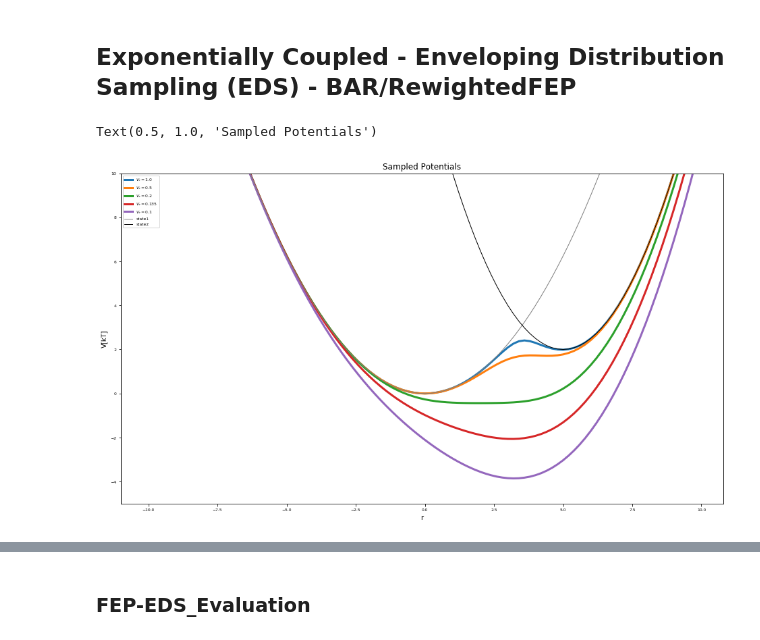
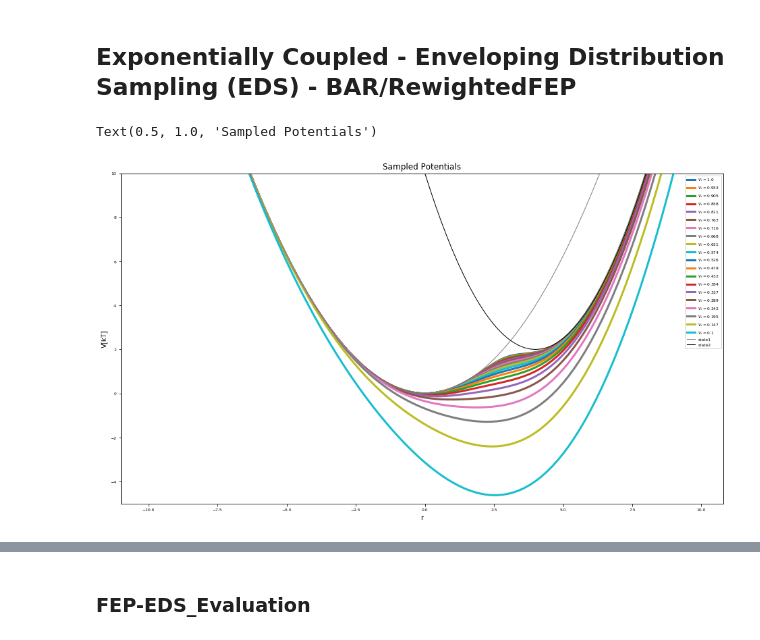
Before and after one commit to rinikerlab/Ensembler, a Jupyter notebook: examples/FreeEnergyCalculationSimulation.ipynb, the cells around one changed output, grey strips where cells are left out. Cells and saved outputs as stored; diff of their text form; code cells hidden in the pictures.

```diff
--- a/examples/FreeEnergyCalculationSimulation.ipynb
+++ b/examples/FreeEnergyCalculationSimulation.ipynb
@@ -463,43 +518,30 @@ Difference: -0.29692125692175386
 # %%
 #Build Potential
 s=1
-Eoff = [0,2]
+Eoff = [0,0]
 V_eds = pot.envelopedPotential(V_is=[h1,h2] , s=s)
-
-s1 = 1.0
-s2 = 0.5
-s3 = 0.2
-s4 = 0.135
-s5 = 0.1
+s_values = np.linspace(1,0.1, 20)
 
 #Visualize
 positions = np.arange(-10,10, 0.2)
 fig = plt.figure(figsize=[16,9])
 
-V_eds.s=s1
-plt.plot(positions,V_eds.ene(positions), lw=3, label="$V_r="+str(s1)+"$")
-V_eds.s=s2
-plt.plot(positions,V_eds.ene(positions), lw=3,  label="$V_r="+str(s2)+"$")
-V_eds.s=s3
-plt.plot(positions,V_eds.ene(positions), lw=3,  label="$V_r="+str(s3)+"$")
-V_eds.s=s4
-plt.plot(positions,V_eds.ene(positions), lw=3,  label="$V_r="+str(s4)+"$")
-V_eds.s=s5
-plt.plot(positions,V_eds.ene(positions), lw=3,  label="$V_r="+str(s5)+"$")
-
+for s in s_values:
+    V_eds.s=s
+    plt.plot(positions,V_eds.ene(positions), lw=3, label="$V_r="+str(round(s,3))+"$")
 
 plt.plot(positions,h1.ene(positions), label="state1", lw=1, color="grey")
 plt.plot(positions,h2.ene(positions), label="state2", lw=1, color="black")
 
 
 plt.legend()
 plt.ylim([-5,10])
 #plt.xlim([-2,8])
 
 plt.ylabel("V[kT]")
 plt.xlabel("r")
 plt.title("Sampled Potentials")
 # %% [output]
 Text(0.5, 1.0, 'Sampled Potentials')
-[figure, old version]
+[figure, new version]
 # %%
```
Also changed, not shown: parts of 45 cells of this notebook, 11 other files.
